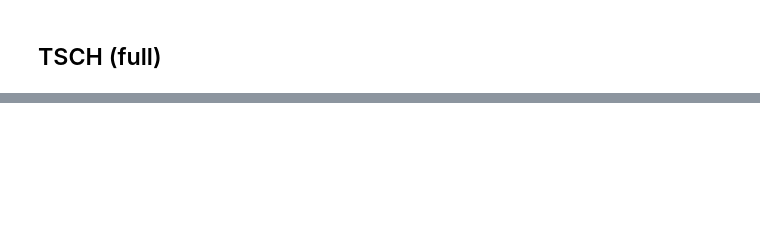
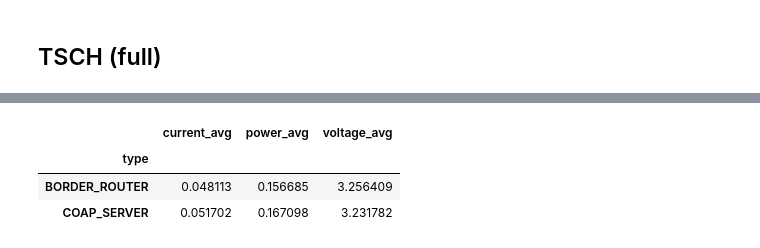
Before and after one commit to ludovicm67/iot-perf, a Jupyter notebook: notebook.ipynb, the cells around one changed output, grey strips where cells are left out. Saved outputs shown, nothing was run; the diff lists cells and outputs as text; code cells hidden in the pictures; blank space fills up the shorter version.

```diff
--- a/notebook.ipynb
+++ b/notebook.ipynb
@@ -126,0 +192,7 @@ df.groupby(['type', 'driver_name']).mean()['voltage_avg'].unstack().plot.bar(rot
+# %%
+df.groupby(['type']).mean()
+# %% [output]
+|  | current_avg | power_avg | voltage_avg |
+| type |  |  |  |
+| BORDER_ROUTER | 0.048113 | 0.156685 | 3.256409 |
+| COAP_SERVER | 0.051702 | 0.167098 | 3.231782 |
```
Also changed, not shown: parts of 13 cells of this notebook.
